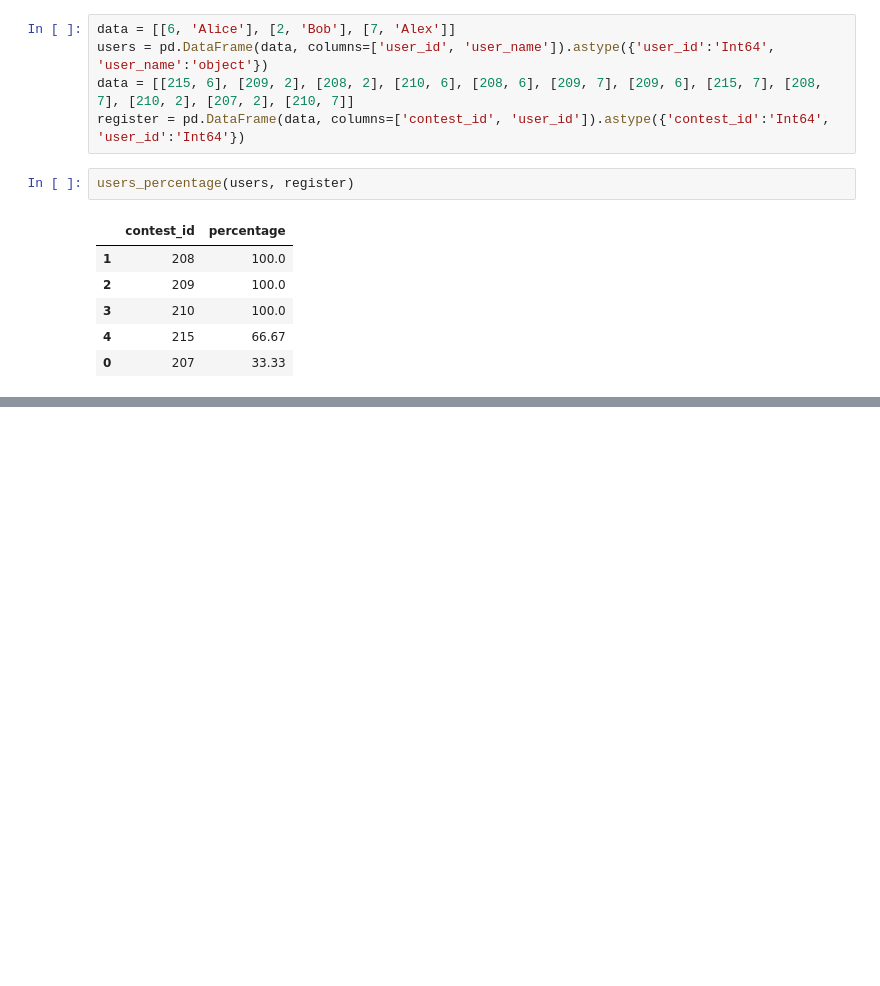
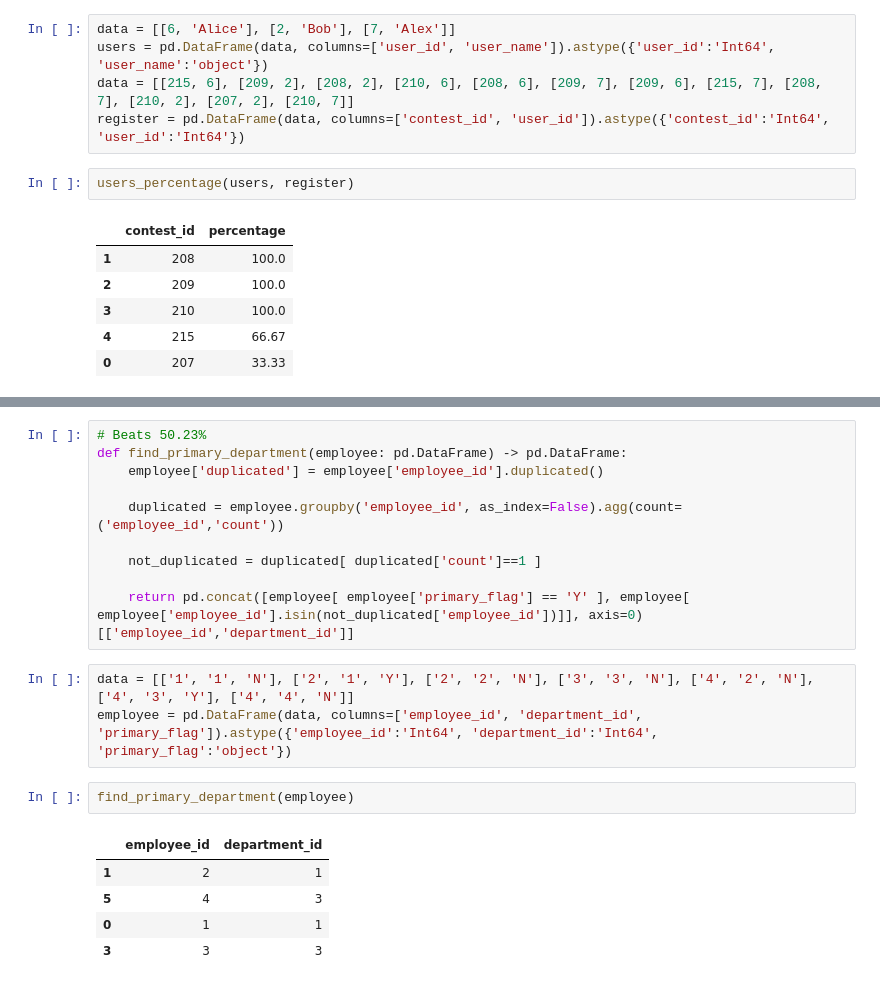
Before and after one commit to drwslv/LeetCode-Pandas, a Jupyter notebook: examples_2.ipynb, the cells around one changed output, grey strips where cells are left out. Drawn from its saved outputs; the diff is of its cells as text; blank space fills up the shorter version.

```diff
--- a/examples_2.ipynb
+++ b/examples_2.ipynb
@@ -461,0 +452,21 @@ df[['contest_id','percentage']]
+# %%
+# Beats 50.23%
+def find_primary_department(employee: pd.DataFrame) -> pd.DataFrame:
+    employee['duplicated'] = employee['employee_id'].duplicated()
+
+    duplicated = employee.groupby('employee_id', as_index=False).agg(count=('employee_id','count'))
+
+    not_duplicated = duplicated[ duplicated['count']==1 ]
+
+    return pd.concat([employee[ employee['primary_flag'] == 'Y' ], employee[ employee['employee_id'].isin(not_duplicated['employee_id'])]], axis=0)[['employee_id','department_id']]
+# %%
+data = [['1', '1', 'N'], ['2', '1', 'Y'], ['2', '2', 'N'], ['3', '3', 'N'], ['4', '2', 'N'], ['4', '3', 'Y'], ['4', '4', 'N']]
+employee = pd.DataFrame(data, columns=['employee_id', 'department_id', 'primary_flag']).astype({'employee_id':'Int64', 'department_id':'Int64', 'primary_flag':'object'})
+# %%
+find_primary_department(employee)
+# %% [output]
+|  | employee_id | department_id |
+| 1 | 2 | 1 |
+| 5 | 4 | 3 |
+| 0 | 1 | 1 |
+| 3 | 3 | 3 |
```
Also changed, not shown: parts of 4 cells of this notebook.
